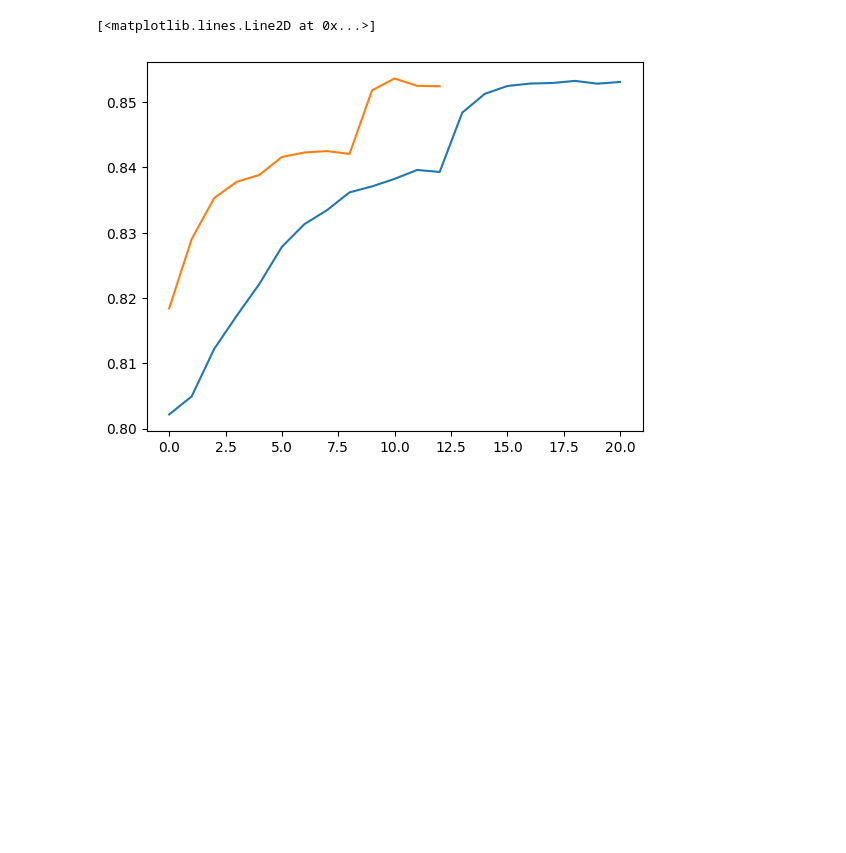
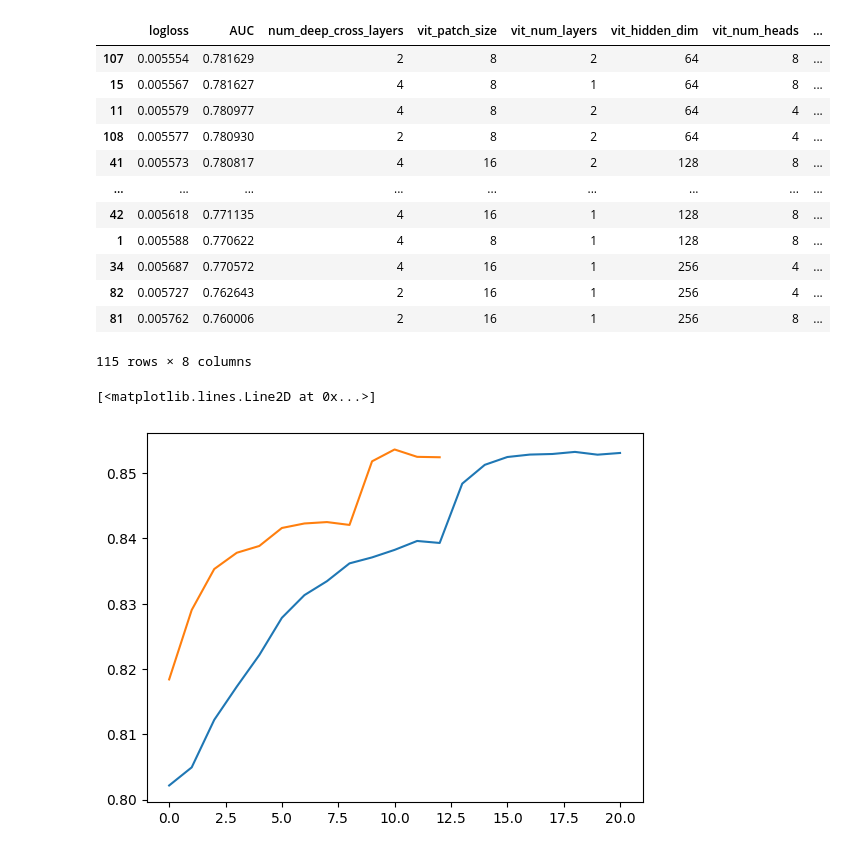
Before and after one commit to bw-99/scv, a Jupyter notebook: vis.ipynb, the cells around one changed output. Cells and saved outputs as stored; diff of their text form; code cells hidden in the pictures; blank space fills up the shorter version.

```diff
--- a/vis.ipynb
+++ b/vis.ipynb
@@ -177,3 +254,19 @@ results
+# %%
+df.sort_values("AUC", ascending=False)[metrics+more_than_two_cols]
+# %% [output]
+|  | logloss | AUC | num_deep_cross_layers | vit_patch_size | vit_num_layers | vit_hidden_dim | vit_num_heads | ... |
+| 107 | 0.005554 | 0.781629 | 2 | 8 | 2 | 64 | 8 | ... |
+| 15 | 0.005567 | 0.781627 | 4 | 8 | 1 | 64 | 8 | ... |
+| 11 | 0.005579 | 0.780977 | 4 | 8 | 2 | 64 | 4 | ... |
+| 108 | 0.005577 | 0.780930 | 2 | 8 | 2 | 64 | 4 | ... |
+| 41 | 0.005573 | 0.780817 | 4 | 16 | 2 | 128 | 8 | ... |
+| ... | ... | ... | ... | ... | ... | ... | ... | ... |
+| 42 | 0.005618 | 0.771135 | 4 | 16 | 1 | 128 | 8 | ... |
+| 1 | 0.005588 | 0.770622 | 4 | 8 | 1 | 128 | 8 | ... |
+| 34 | 0.005687 | 0.770572 | 4 | 16 | 1 | 256 | 4 | ... |
+| 82 | 0.005727 | 0.762643 | 2 | 16 | 1 | 256 | 4 | ... |
+| 81 | 0.005762 | 0.760006 | 2 | 16 | 1 | 256 | 8 | ... |
+115 rows × 8 columns
 # %%
 import matplotlib.pyplot as plt
 import numpy as np
```
Also changed, not shown: parts of 15 cells of this notebook, 24 other files.
